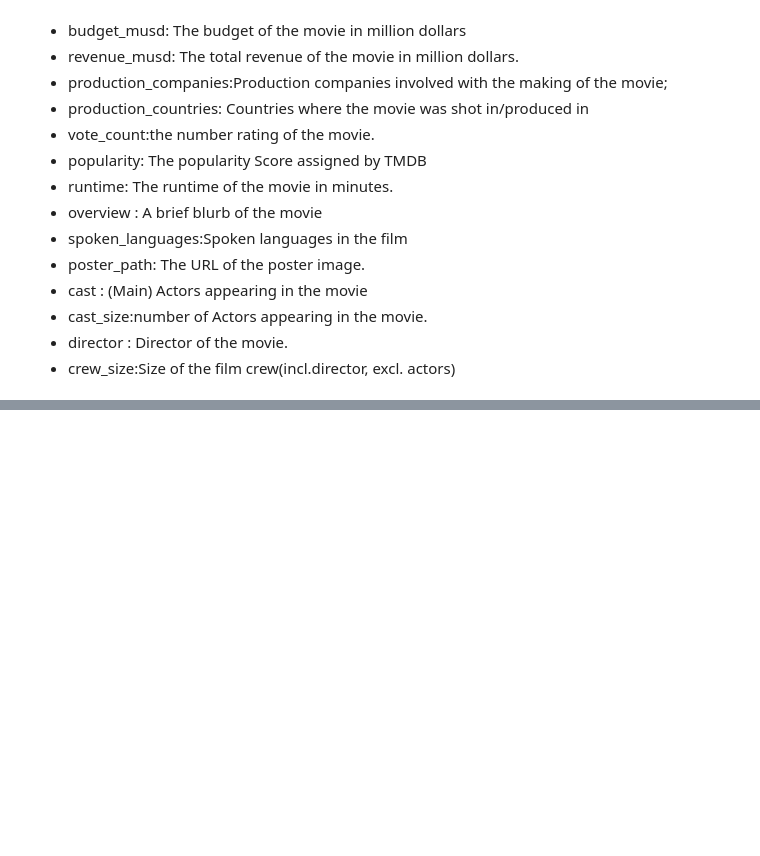
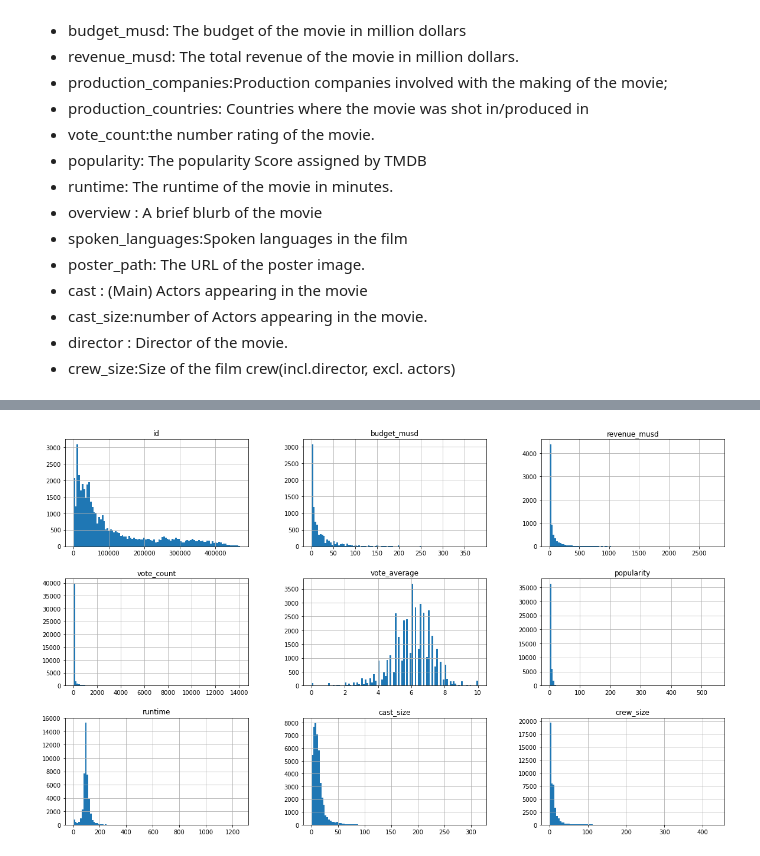
Before and after one commit to Aboubacar2012/Data_Analysis_Project, a Jupyter notebook: Project_1_Explanatory_Data_Analysis_&_Data_Presentation_(Movies_Dataset).ipynb, the cells around one changed output, grey strips where cells are left out. Saved outputs shown, nothing was run; the diff lists cells and outputs as text; code cells hidden in the pictures; blank space fills up the shorter version.

```diff
--- a/Project_1_Explanatory_Data_Analysis_&_Data_Presentation_(Movies_Dataset).ipynb
+++ b/Project_1_Explanatory_Data_Analysis_&_Data_Presentation_(Movies_Dataset).ipynb
@@ -73,0 +118,5 @@ memory usage: 7.5+ MB
+# %%
+df.hist(figsize=(20,12), bins=100)
+plt.show()
+# %% [output]
+[figure, added]
```
Also changed, not shown: parts of 21 cells of this notebook.
